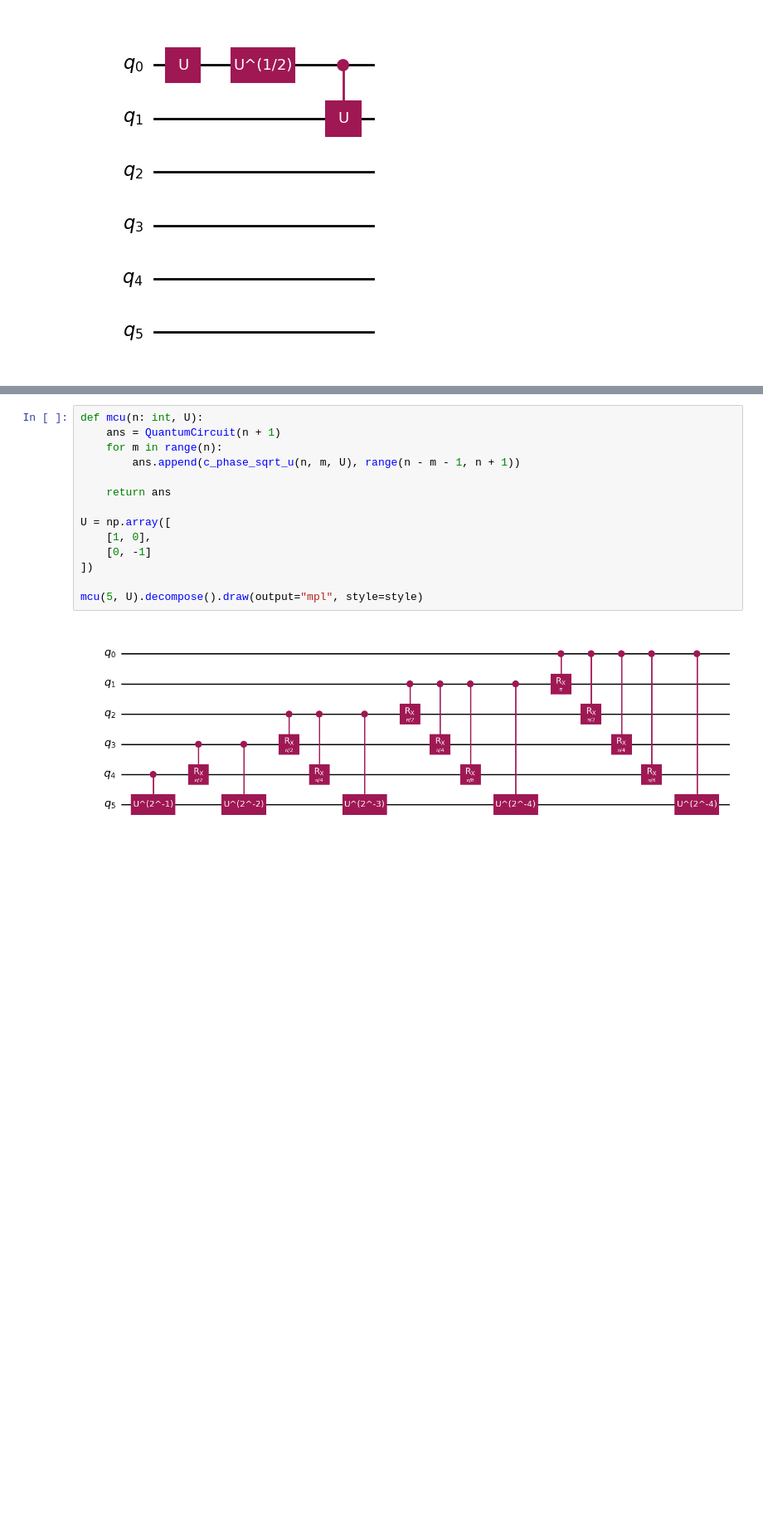
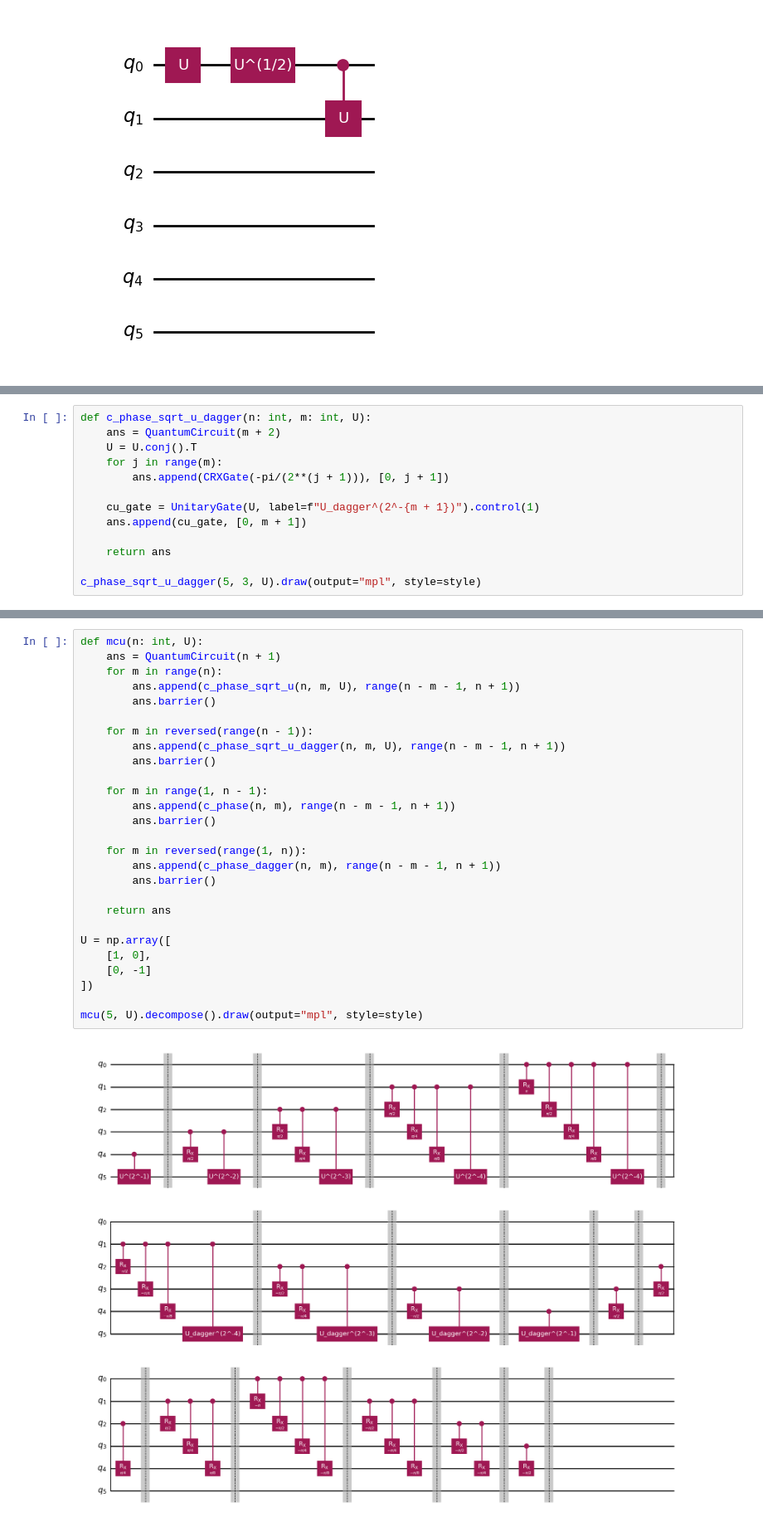
Before and after one commit to misho9714/Multi-Controlled-U, a Jupyter notebook: notebook.ipynb, the cells around one changed output, grey strips where cells are left out. Shown: that part at 83% size. Drawn from its saved outputs; the diff is of its cells as text; blank space fills up the shorter version.

Commit message:
mcu circuit complete

```diff
--- a/notebook.ipynb
+++ b/notebook.ipynb
@@ -34,0 +56,13 @@ qc.draw(output="mpl")
+# %%
+def c_phase_sqrt_u_dagger(n: int, m: int, U):
+    ans = QuantumCircuit(m + 2)
+    U = U.conj().T
+    for j in range(m):
+        ans.append(CRXGate(-pi/(2**(j + 1))), [0, j + 1])
+
+    cu_gate = UnitaryGate(U, label=f"U_dagger^(2^-{m + 1})").control(1)
+    ans.append(cu_gate, [0, m + 1])
+
+    return ans
+
+c_phase_sqrt_u_dagger(5, 3, U).draw(output="mpl", style=style)
@@ -89,16 +101,29 @@ c_phase_dagger(5, 4).draw(output="mpl", style=style)
 # %%
 def mcu(n: int, U):
     ans = QuantumCircuit(n + 1)
     for m in range(n):
         ans.append(c_phase_sqrt_u(n, m, U), range(n - m - 1, n + 1))
+        ans.barrier()
+
+    for m in reversed(range(n - 1)):
+        ans.append(c_phase_sqrt_u_dagger(n, m, U), range(n - m - 1, n + 1))
+        ans.barrier()
+
+    for m in range(1, n - 1):
+        ans.append(c_phase(n, m), range(n - m - 1, n + 1))
+        ans.barrier()
+
+    for m in reversed(range(1, n)):
+        ans.append(c_phase_dagger(n, m), range(n - m - 1, n + 1))
+        ans.barrier()
 
     return ans
 
 U = np.array([
     [1, 0],
     [0, -1]
 ])
 
 mcu(5, U).decompose().draw(output="mpl", style=style)
 # %% [output]
-[figure, old version]
+[figure, new version]
```
Also changed, not shown: parts of 4 cells of this notebook.
